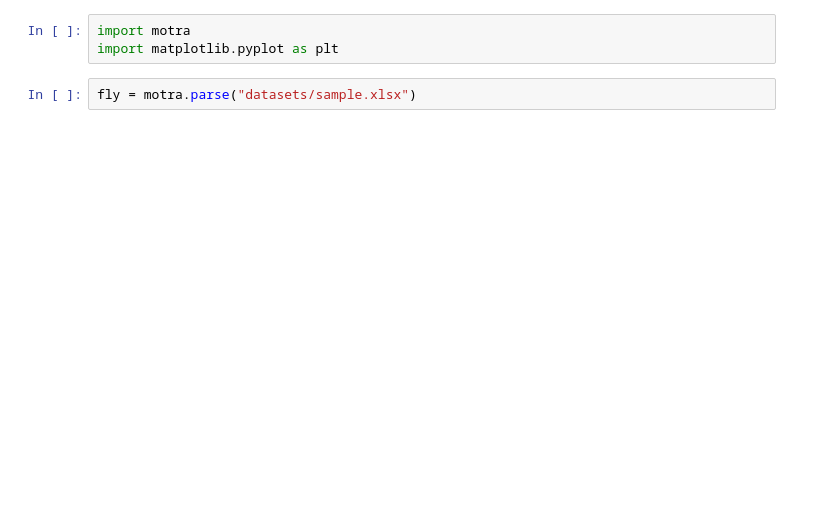
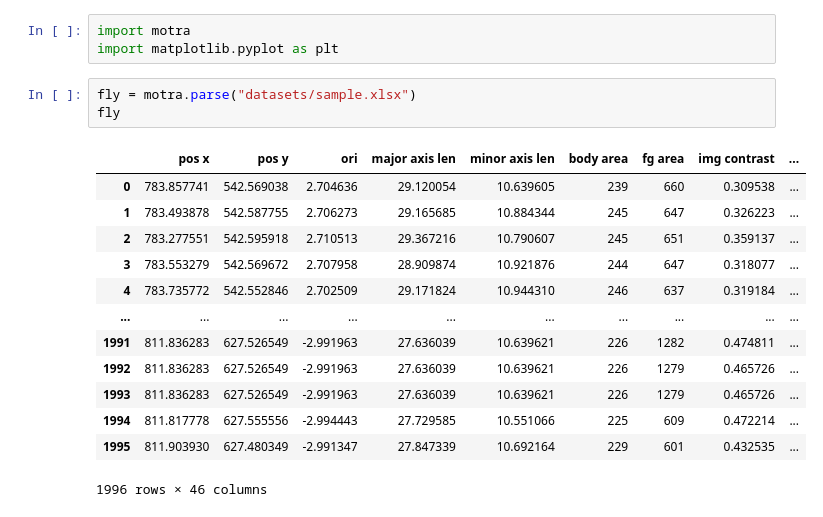
Before and after one commit to andystopia/motra, a Jupyter notebook: example.ipynb, the cells around one changed output. Saved outputs shown, nothing was run; the diff lists cells and outputs as text; blank space fills up the shorter version.

```diff
--- a/example.ipynb
+++ b/example.ipynb
@@ -6,5 +9,20 @@ import motra
 import matplotlib.pyplot as plt
 # %%
 fly = motra.parse("datasets/sample.xlsx")
+fly
+# %% [output]
+|  | pos x | pos y | ori | major axis len | minor axis len | body area | fg area | img contrast | ... |
+| 0 | 783.857741 | 542.569038 | 2.704636 | 29.120054 | 10.639605 | 239 | 660 | 0.309538 | ... |
+| 1 | 783.493878 | 542.587755 | 2.706273 | 29.165685 | 10.884344 | 245 | 647 | 0.326223 | ... |
+| 2 | 783.277551 | 542.595918 | 2.710513 | 29.367216 | 10.790607 | 245 | 651 | 0.359137 | ... |
+| 3 | 783.553279 | 542.569672 | 2.707958 | 28.909874 | 10.921876 | 244 | 647 | 0.318077 | ... |
+| 4 | 783.735772 | 542.552846 | 2.702509 | 29.171824 | 10.944310 | 246 | 637 | 0.319184 | ... |
+| ... | ... | ... | ... | ... | ... | ... | ... | ... | ... |
+| 1991 | 811.836283 | 627.526549 | -2.991963 | 27.636039 | 10.639621 | 226 | 1282 | 0.474811 | ... |
+| 1992 | 811.836283 | 627.526549 | -2.991963 | 27.636039 | 10.639621 | 226 | 1279 | 0.465726 | ... |
+| 1993 | 811.836283 | 627.526549 | -2.991963 | 27.636039 | 10.639621 | 226 | 1279 | 0.465726 | ... |
+| 1994 | 811.817778 | 627.555556 | -2.994443 | 27.729585 | 10.551066 | 225 | 609 | 0.472214 | ... |
+| 1995 | 811.903930 | 627.480349 | -2.991347 | 27.847339 | 10.692164 | 229 | 601 | 0.432535 | ... |
+1996 rows × 46 columns
 # %%
 center, radius = motra.arena(fly)
```
Also changed, not shown: parts of 5 cells of this notebook, 4 other files.
